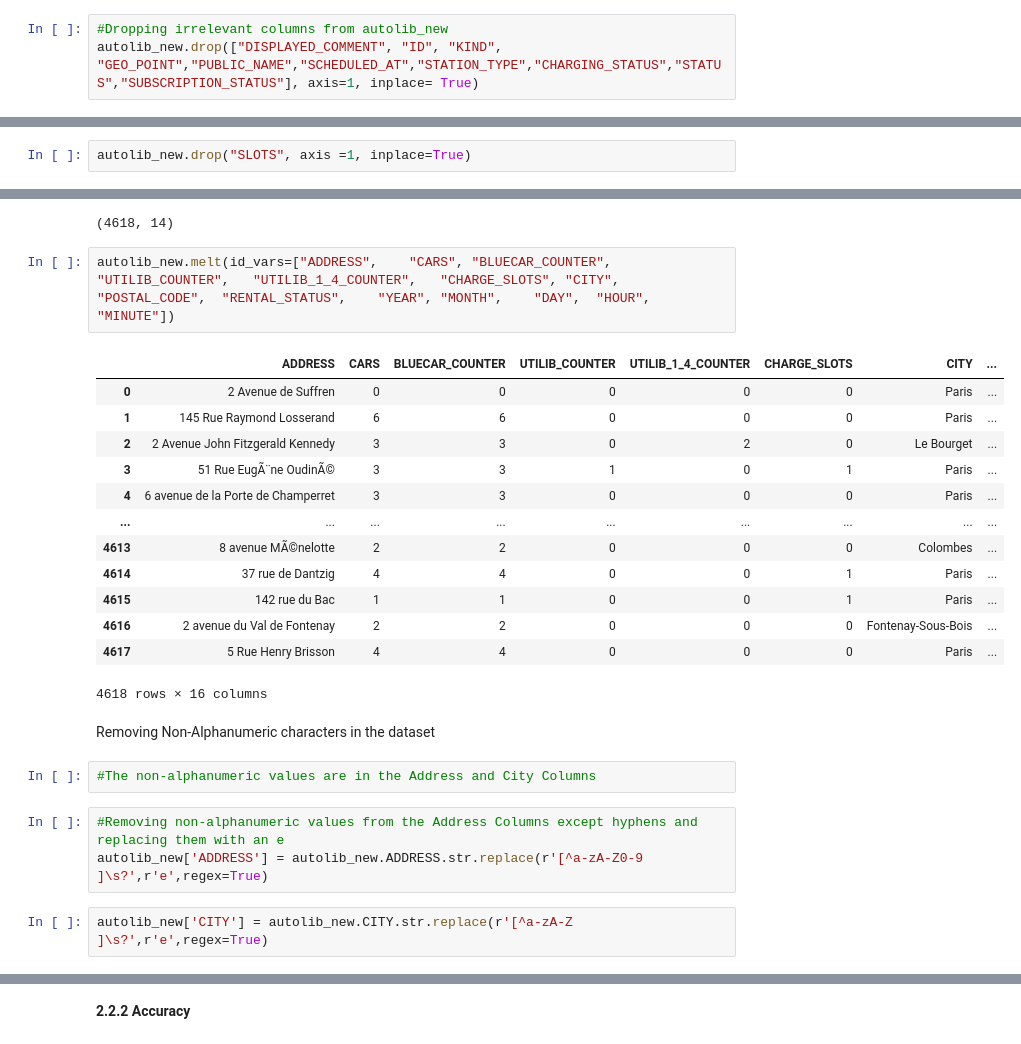
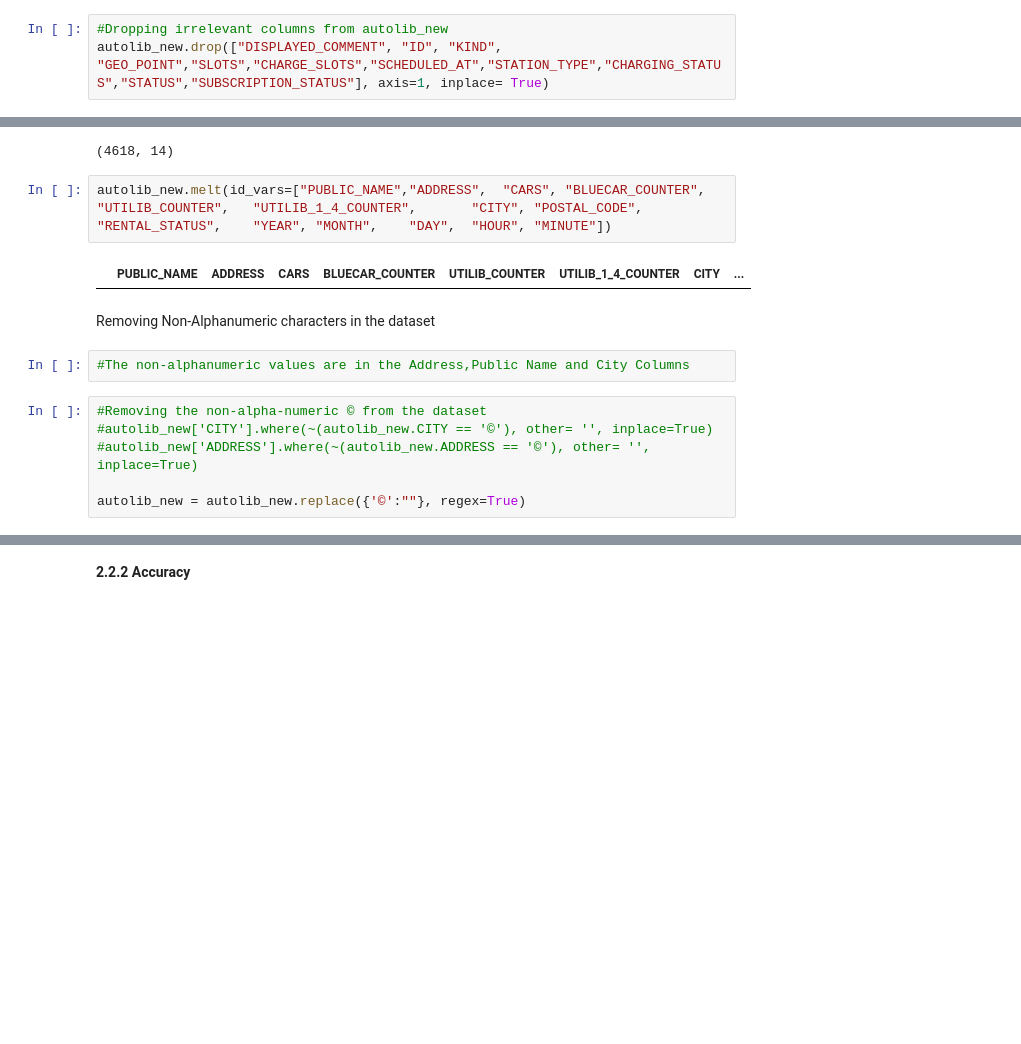
Before and after one commit to Obreintelly/Week_4_IP_Autolib_Data, a Jupyter notebook: Moringa_Data_Science_Prep_W4_Independent_Project_2021_03_Obrein_Telly_Autolib.ipynb, the cells around one changed output, grey strips where cells are left out. Cells and saved outputs as stored; diff of their text form; blank space fills up the shorter version.

```diff
--- a/Moringa_Data_Science_Prep_W4_Independent_Project_2021_03_Obrein_Telly_Autolib.ipynb
+++ b/Moringa_Data_Science_Prep_W4_Independent_Project_2021_03_Obrein_Telly_Autolib.ipynb
@@ -205,7 +205,7 @@ Dropping Irrelevant Rows and Columns
 autolib_new = autolib.drop(autolib[(autolib.RENTAL_STATUS != "operational")].index)
 # %%
 #Dropping irrelevant columns from autolib_new
-autolib_new.drop(["DISPLAYED_COMMENT", "ID", "KIND", "GEO_POINT","PUBLIC_NAME","SCHEDULED_AT","STATION_TYPE","CHARGING_STATUS","STATUS","SUBSCRIPTION_STATUS"], axis=1, inplace= True)
+autolib_new.drop(["DISPLAYED_COMMENT", "ID", "KIND", "GEO_POINT","SLOTS","CHARGE_SLOTS","SCHEDULED_AT","STATION_TYPE","CHARGING_STATUS","STATUS","SUBSCRIPTION_STATUS"], axis=1, inplace= True)
 # %%
 #DIsplay the new Dataset
 autolib_new.head()
@@ -219,32 +219,19 @@ autolib_new.head()
-# %%
-autolib_new.drop("SLOTS", axis =1, inplace=True)
 # %%
 autolib_new.shape
 # %% [output]
 (4618, 14)
 # %%
-autolib_new.melt(id_vars=["ADDRESS",	"CARS",	"BLUECAR_COUNTER",	"UTILIB_COUNTER",	"UTILIB_1_4_COUNTER",	"CHARGE_SLOTS",	"CITY",	"POSTAL_CODE",	"RENTAL_STATUS",	"YEAR",	"MONTH",	"DAY",	"HOUR",	"MINUTE"])
+autolib_new.melt(id_vars=["PUBLIC_NAME","ADDRESS",	"CARS",	"BLUECAR_COUNTER",	"UTILIB_COUNTER",	"UTILIB_1_4_COUNTER",		"CITY",	"POSTAL_CODE",	"RENTAL_STATUS",	"YEAR",	"MONTH",	"DAY",	"HOUR",	"MINUTE"])
 # %% [output]
-|  | ADDRESS | CARS | BLUECAR_COUNTER | UTILIB_COUNTER | UTILIB_1_4_COUNTER | CHARGE_SLOTS | CITY | ... |
-| 0 | 2 Avenue de Suffren | 0 | 0 | 0 | 0 | 0 | Paris | ... |
-| 1 | 145 Rue Raymond Losserand | 6 | 6 | 0 | 0 | 0 | Paris | ... |
-| 2 | 2 Avenue John Fitzgerald Kennedy | 3 | 3 | 0 | 2 | 0 | Le Bourget | ... |
-| 3 | 51 Rue EugÃ¨ne OudinÃ© | 3 | 3 | 1 | 0 | 1 | Paris | ... |
-| 4 | 6 avenue de la Porte de Champerret | 3 | 3 | 0 | 0 | 0 | Paris | ... |
-| ... | ... | ... | ... | ... | ... | ... | ... | ... |
-| 4613 | 8 avenue MÃ©nelotte | 2 | 2 | 0 | 0 | 0 | Colombes | ... |
-| 4614 | 37 rue de Dantzig | 4 | 4 | 0 | 0 | 1 | Paris | ... |
-| 4615 | 142 rue du Bac | 1 | 1 | 0 | 0 | 1 | Paris | ... |
-| 4616 | 2 avenue du Val de Fontenay | 2 | 2 | 0 | 0 | 0 | Fontenay-Sous-Bois | ... |
-| 4617 | 5 Rue Henry Brisson | 4 | 4 | 0 | 0 | 0 | Paris | ... |
+|  | PUBLIC_NAME | ADDRESS | CARS | BLUECAR_COUNTER | UTILIB_COUNTER | UTILIB_1_4_COUNTER | CITY | ... |
-4618 rows × 16 columns
 # %% [markdown]
 Removing Non-Alphanumeric characters in the dataset
 # %%
-#The non-alphanumeric values are in the Address and City Columns
+#The non-alphanumeric values are in the Address,Public Name and City Columns
-# %%
-#Removing non-alphanumeric values from the Address Columns except hyphens and replacing them with an e
-autolib_new['ADDRESS'] = autolib_new.ADDRESS.str.replace(r'[^a-zA-Z0-9 ]\s?',r'e',regex=True)
-# %%
-autolib_new['CITY'] = autolib_new.CITY.str.replace(r'[^a-zA-Z ]\s?',r'e',regex=True)
+# %%
+#Removing the non-alpha-numeric © from the dataset
+#autolib_new['CITY'].where(~(autolib_new.CITY == '©'), other= '', inplace=True)
+#autolib_new['ADDRESS'].where(~(autolib_new.ADDRESS == '©'), other= '', inplace=True)
+
+autolib_new = autolib_new.replace({'©':""}, regex=True)
 # %%
```
Also changed, not shown: parts of 17 cells of this notebook.
